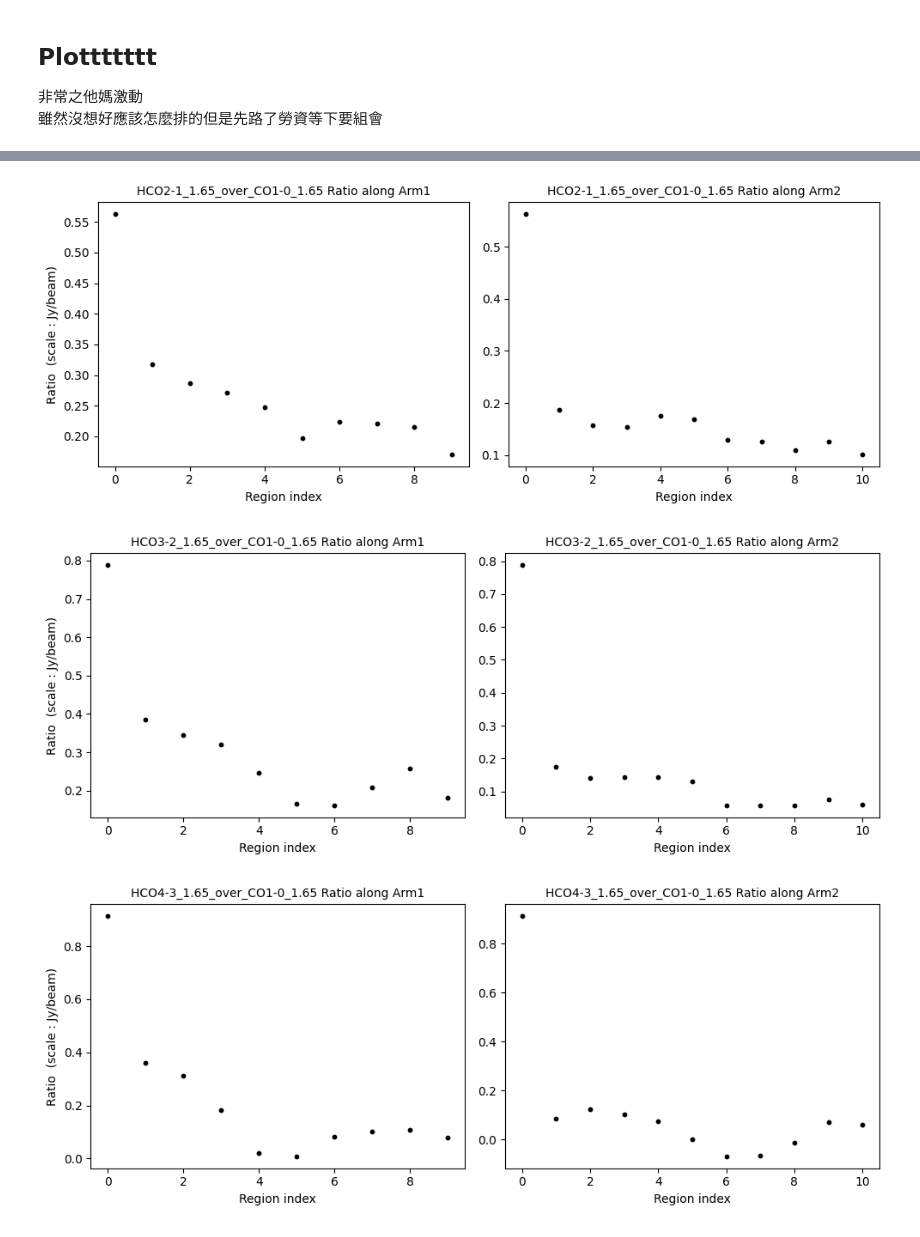
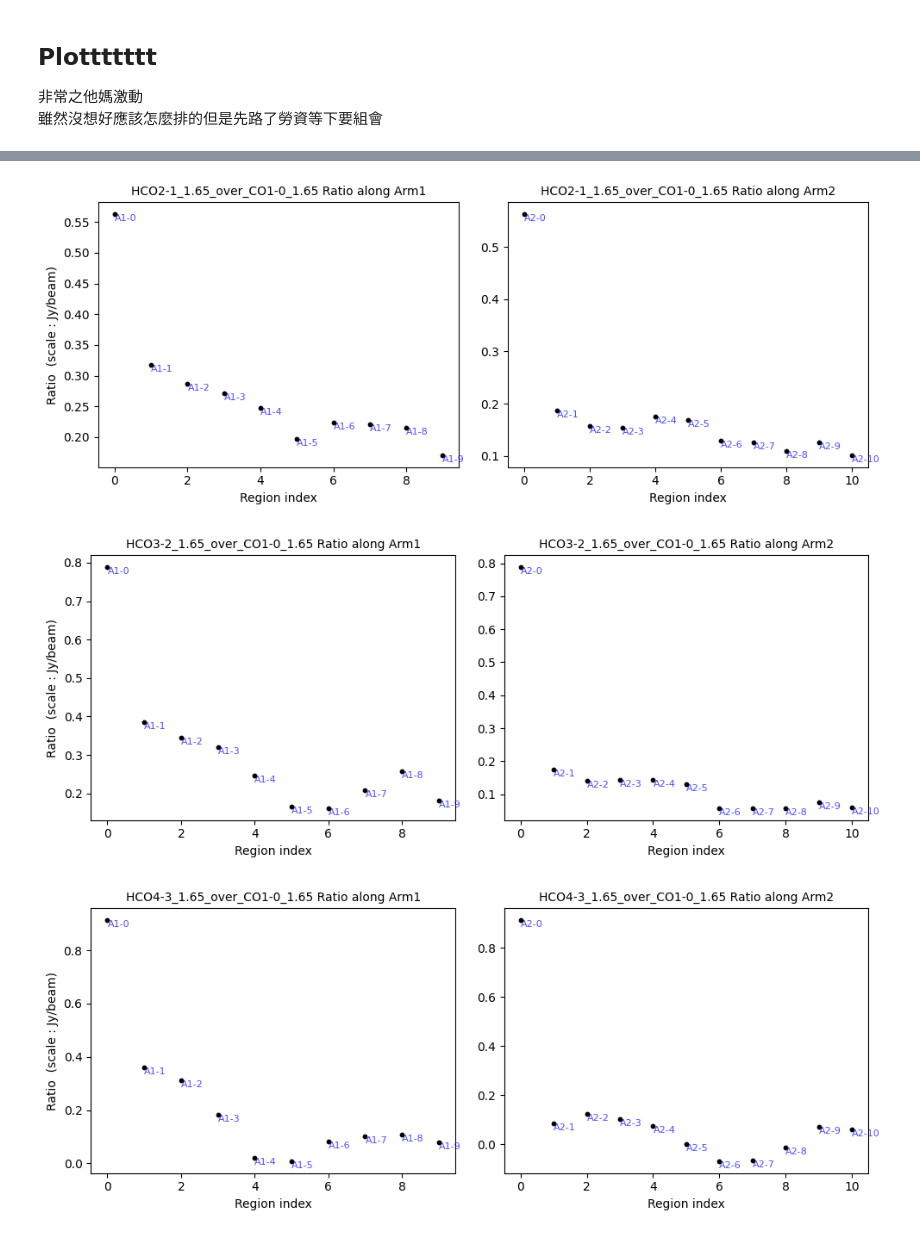
Before and after one commit to aqingo3o/Hello-Circinus, a Jupyter notebook: tinyBeam/py_ratioMap_analysis.ipynb, the cells around one changed output, grey strips where cells are left out. Saved outputs shown, nothing was run; the diff lists cells and outputs as text; code cells hidden in the pictures.

```diff
--- a/tinyBeam/py_ratioMap_analysis.ipynb
+++ b/tinyBeam/py_ratioMap_analysis.ipynb
@@ -236,6 +242,7 @@ for ratioName in ratioD:
     # arm1
     for i in range(len(A1)):
         axx[0].scatter(i, A1[i], c='k', s=10)
+        axx[0].text(i, A1[i], f'A1-{i}', color='b', alpha=0.7, fontsize=8, ha='left', va='top')
     axx[0].set_title(f'{ratioName} Ratio along Arm1', fontsize=10)
     axx[0].set_xlabel('Region index')
     axx[0].set_ylabel('Ratio  (scale : Jy/beam)')
@@ -243,6 +250,7 @@ for ratioName in ratioD:
     #arm2
     for i in range(len(A2)):
         axx[1].scatter(i, A2[i], c='k', s=10)
+        axx[1].text(i, A2[i], f'A2-{i}', color='b', alpha=0.7, fontsize=8, ha='left', va='top')
     axx[1].set_title(f'{ratioName} Ratio along Arm2', fontsize=10)
     axx[1].set_xlabel('Region index')
 
@@ -254,3 +262,3 @@ for ratioName in ratioD:
-[figure, old version]
+[figure, new version]
-[figure, old version]
+[figure, new version]
-[figure, old version]
+[figure, new version]
```
Also changed, not shown: parts of 10 cells of this notebook.
